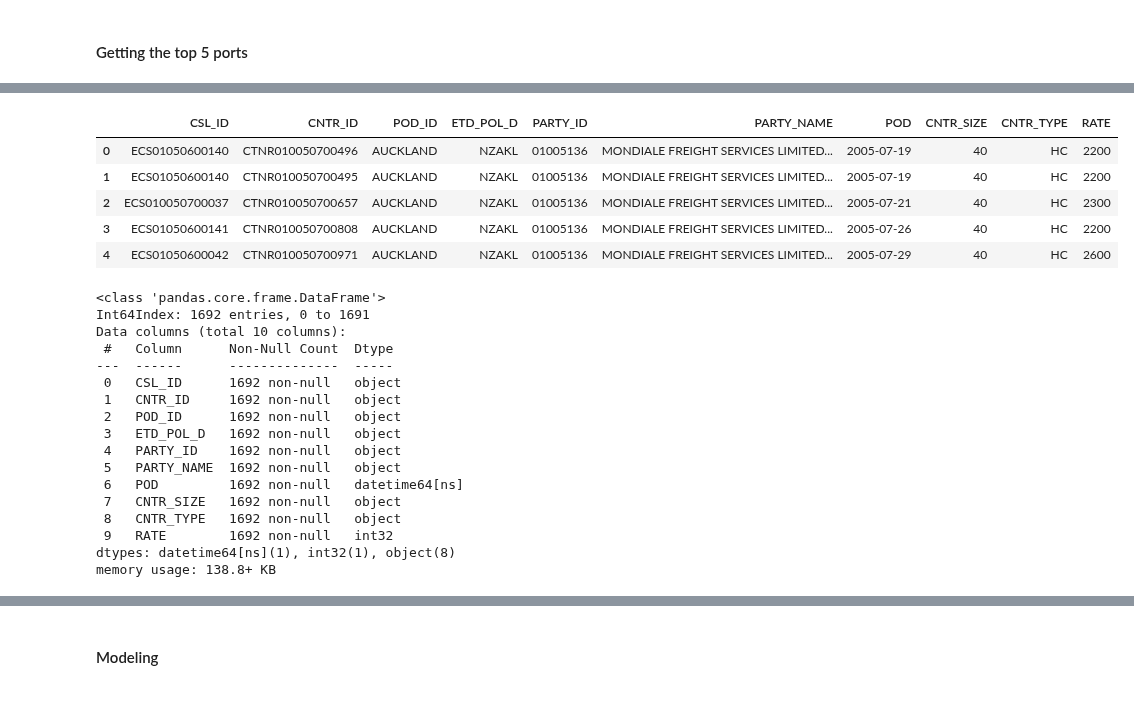
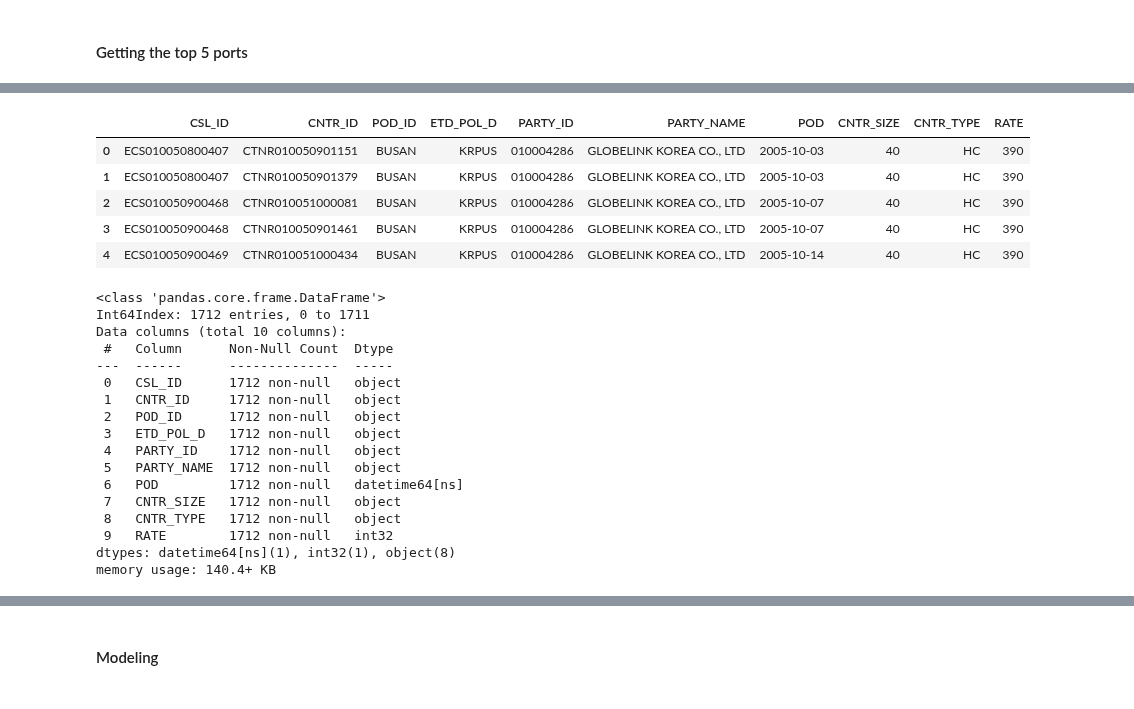
Before and after one commit to aloysiuswjw/Cost-Rate-Analysis, a Jupyter notebook: LA.ipynb, the cells around one changed output, grey strips where cells are left out. Cells and saved outputs as stored; diff of their text form; code cells hidden in the pictures.

```diff
--- a/LA.ipynb
+++ b/LA.ipynb
@@ -196,32 +196,32 @@ Number of rows in Port_DUBAI (JEBEL ALI)_Size_40_Type_HC_PartyID_01002788: 1057
 # %%
 # Selected dataframe
-sel_df = filtered_dataframes['Port_AUCKLAND_Size_40_Type_HC_PartyID_01005136']
+sel_df = filtered_dataframes['Port_BUSAN_Size_40_Type_HC_PartyID_010004286']
 sel_df.head()
 sel_df.info()
 # %% [output]
 |  | CSL_ID | CNTR_ID | POD_ID | ETD_POL_D | PARTY_ID | PARTY_NAME | POD | CNTR_SIZE | CNTR_TYPE | RATE |
-| 0 | ECS01050600140 | CTNR010050700496 | AUCKLAND | NZAKL | 01005136 | MONDIALE FREIGHT SERVICES LIMITED... | 2005-07-19 | 40 | HC | 2200 |
-| 1 | ECS01050600140 | CTNR010050700495 | AUCKLAND | NZAKL | 01005136 | MONDIALE FREIGHT SERVICES LIMITED... | 2005-07-19 | 40 | HC | 2200 |
-| 2 | ECS010050700037 | CTNR010050700657 | AUCKLAND | NZAKL | 01005136 | MONDIALE FREIGHT SERVICES LIMITED... | 2005-07-21 | 40 | HC | 2300 |
-| 3 | ECS01050600141 | CTNR010050700808 | AUCKLAND | NZAKL | 01005136 | MONDIALE FREIGHT SERVICES LIMITED... | 2005-07-26 | 40 | HC | 2200 |
-| 4 | ECS01050600042 | CTNR010050700971 | AUCKLAND | NZAKL | 01005136 | MONDIALE FREIGHT SERVICES LIMITED... | 2005-07-29 | 40 | HC | 2600 |
+| 0 | ECS010050800407 | CTNR010050901151 | BUSAN | KRPUS | 010004286 | GLOBELINK KOREA CO., LTD | 2005-10-03 | 40 | HC | 390 |
+| 1 | ECS010050800407 | CTNR010050901379 | BUSAN | KRPUS | 010004286 | GLOBELINK KOREA CO., LTD | 2005-10-03 | 40 | HC | 390 |
+| 2 | ECS010050900468 | CTNR010051000081 | BUSAN | KRPUS | 010004286 | GLOBELINK KOREA CO., LTD | 2005-10-07 | 40 | HC | 390 |
+| 3 | ECS010050900468 | CTNR010050901461 | BUSAN | KRPUS | 010004286 | GLOBELINK KOREA CO., LTD | 2005-10-07 | 40 | HC | 390 |
+| 4 | ECS010050900469 | CTNR010051000434 | BUSAN | KRPUS | 010004286 | GLOBELINK KOREA CO., LTD | 2005-10-14 | 40 | HC | 390 |
 <class 'pandas.core.frame.DataFrame'>
-Int64Index: 1692 entries, 0 to 1691
+Int64Index: 1712 entries, 0 to 1711
 Data columns (total 10 columns):
  #   Column      Non-Null Count  Dtype
 ---  ------      --------------  -----
- 0   CSL_ID      1692 non-null   object
- 1   CNTR_ID     1692 non-null   object
- 2   POD_ID      1692 non-null   object
- 3   ETD_POL_D   1692 non-null   object
- 4   PARTY_ID    1692 non-null   object
- 5   PARTY_NAME  1692 non-null   object
- 6   POD         1692 non-null   datetime64[ns]
- 7   CNTR_SIZE   1692 non-null   object
- 8   CNTR_TYPE   1692 non-null   object
- 9   RATE        1692 non-null   int32
+ 0   CSL_ID      1712 non-null   object
+ 1   CNTR_ID     1712 non-null   object
+ 2   POD_ID      1712 non-null   object
+ 3   ETD_POL_D   1712 non-null   object
+ 4   PARTY_ID    1712 non-null   object
+ 5   PARTY_NAME  1712 non-null   object
+ 6   POD         1712 non-null   datetime64[ns]
+ 7   CNTR_SIZE   1712 non-null   object
+ 8   CNTR_TYPE   1712 non-null   object
+ 9   RATE        1712 non-null   int32
 dtypes: datetime64[ns](1), int32(1), object(8)
-memory usage: 138.8+ KB
+memory usage: 140.4+ KB
 # %%
 # Check for duplicates and keep only one instance of each unique combination
 sel_df = sel_df.drop_duplicates(subset=['POD', 'RATE']).reset_index(drop=True)
```
Also changed, not shown: parts of 11 cells of this notebook.
